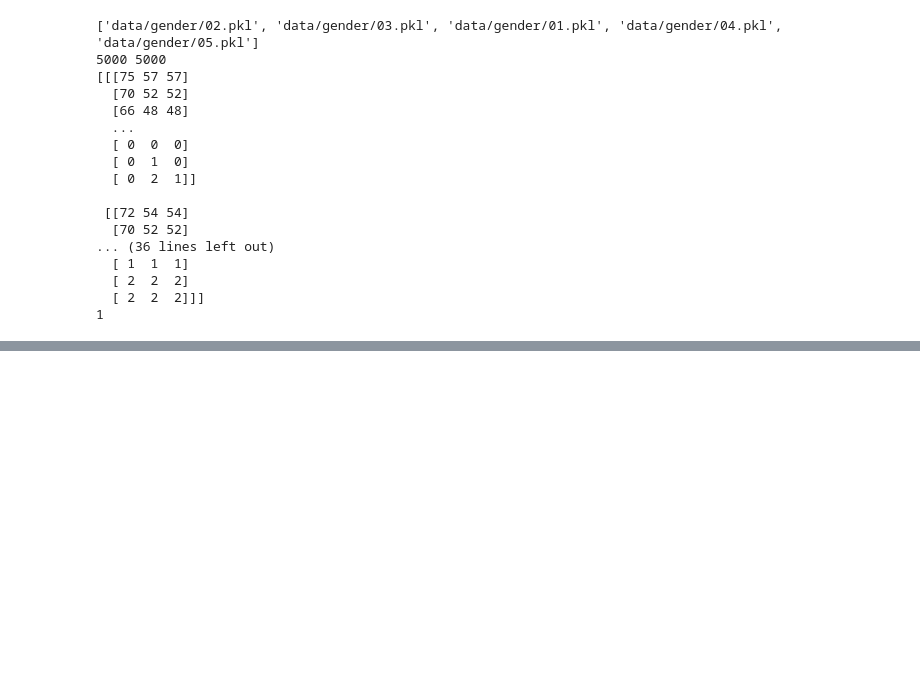
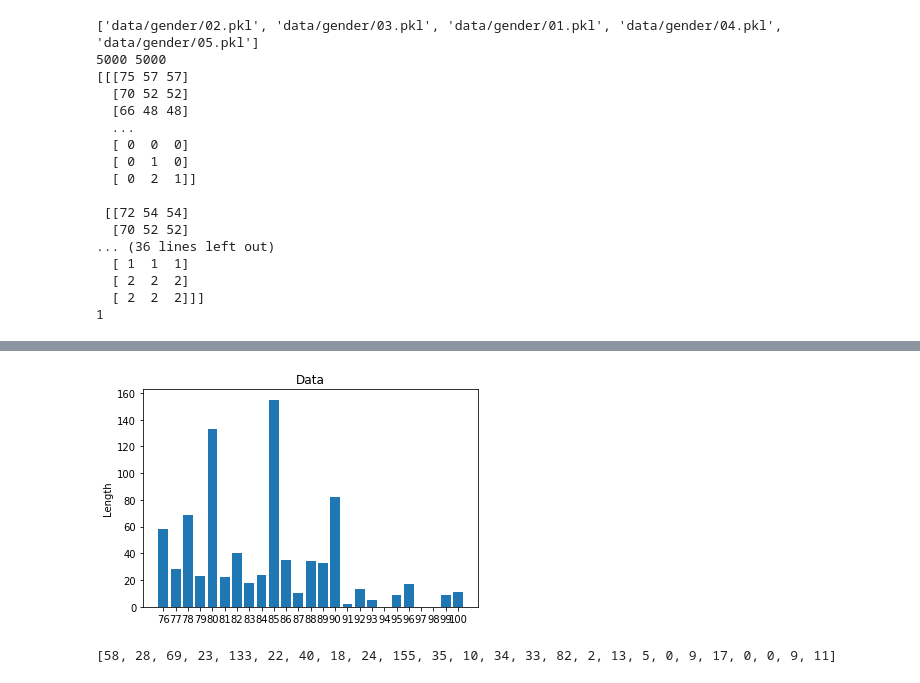
Before and after one commit to alvesmarcos/DL-Character-Description, a Jupyter notebook: Preprocessing.ipynb, the cells around one changed output, grey strips where cells are left out. Cells and saved outputs as stored; diff of their text form; code cells hidden in the pictures; blank space fills up the shorter version.

```diff
--- a/Preprocessing.ipynb
+++ b/Preprocessing.ipynb
@@ -125,0 +182,6 @@ print(count)
+# %%
+describe_data(tuple([i for i in range(76,101)]), count[75:100])
+print(count[75:100])
+# %% [output]
+[figure, added]
+[58, 28, 69, 23, 133, 22, 40, 18, 24, 155, 35, 10, 34, 33, 82, 2, 13, 5, 0, 9, 17, 0, 0, 9, 11]
```
Also changed, not shown: parts of 11 cells of this notebook, 1 other file.
